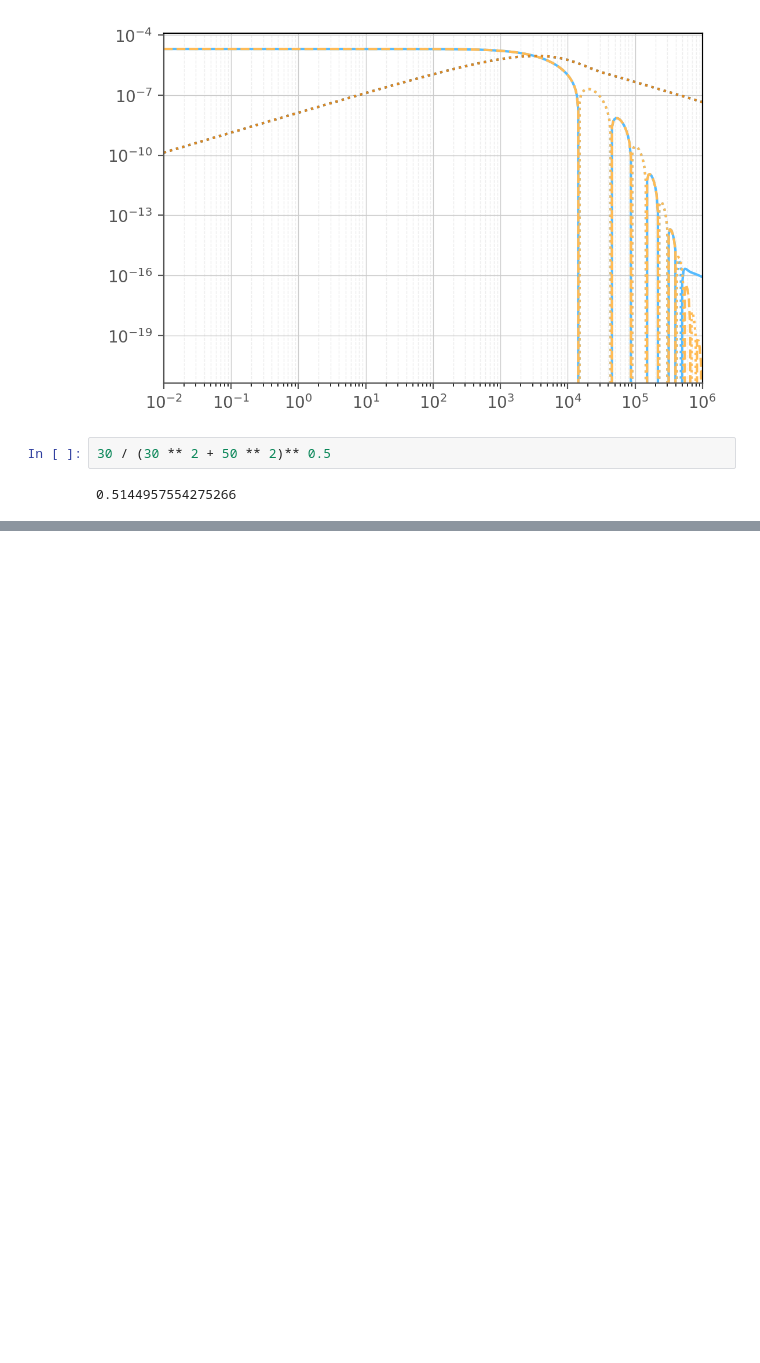
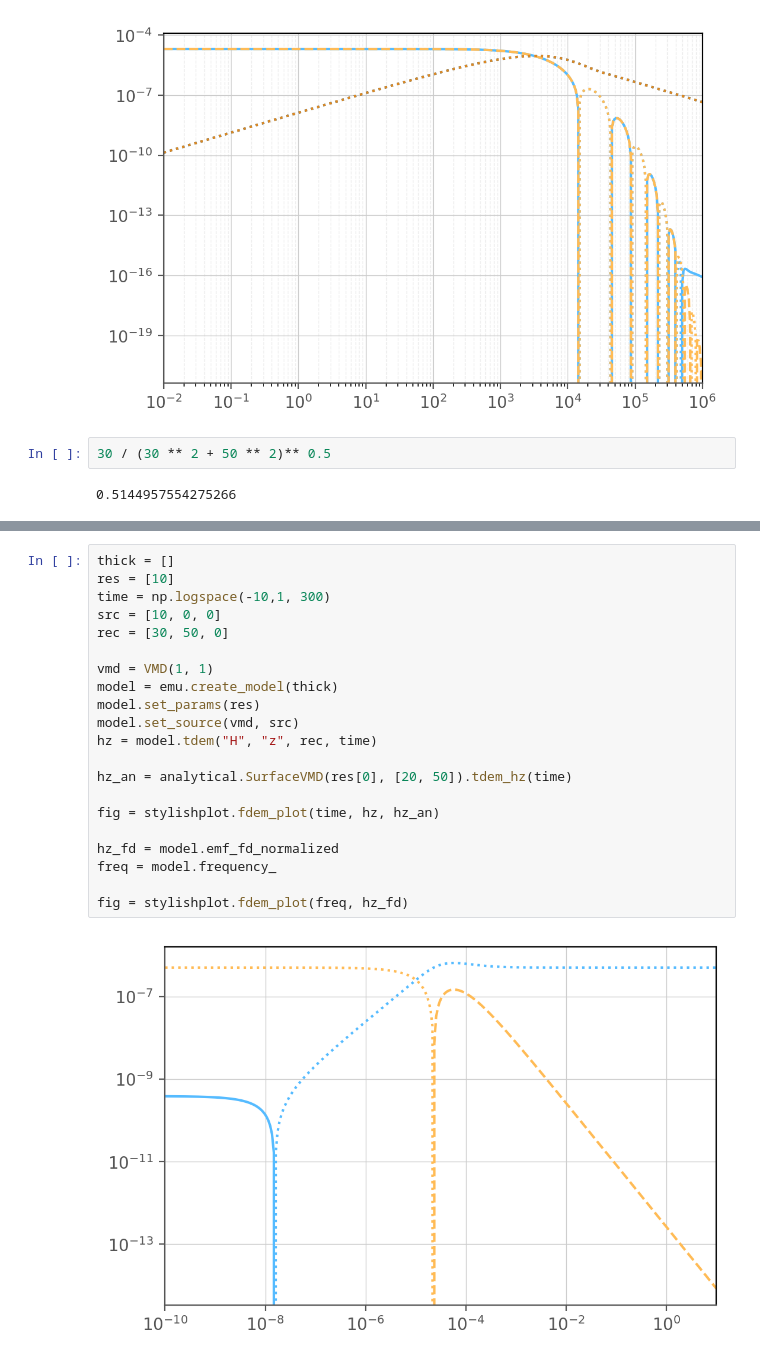
Before and after one commit to WasedaGeophysics/emulatte, a Jupyter notebook: example/playgrounds.ipynb, the cells around one changed output, grey strips where cells are left out. Drawn from its saved outputs; the diff is of its cells as text; blank space fills up the shorter version.

Commit message:
tdem() preview

```diff
--- a/example/playgrounds.ipynb
+++ b/example/playgrounds.ipynb
@@ -243 +238,24 @@ plt.show()
 [figure]
+# %%
+thick = []
+res = [10]
+time = np.logspace(-10,1, 300)
+src = [10, 0, 0]
+rec = [30, 50, 0]
+
+vmd = VMD(1, 1)
+model = emu.create_model(thick)
+model.set_params(res)
+model.set_source(vmd, src)
+hz = model.tdem("H", "z", rec, time)
+
+hz_an = analytical.SurfaceVMD(res[0], [20, 50]).tdem_hz(time)
+
+fig = stylishplot.fdem_plot(time, hz, hz_an)
+
+hz_fd = model.emf_fd_normalized
+freq = model.frequency_
+
+fig = stylishplot.fdem_plot(freq, hz_fd)
+# %% [output]
+[figure, added]
```
Also changed, not shown: parts of 6 cells of this notebook, 10 other files.
